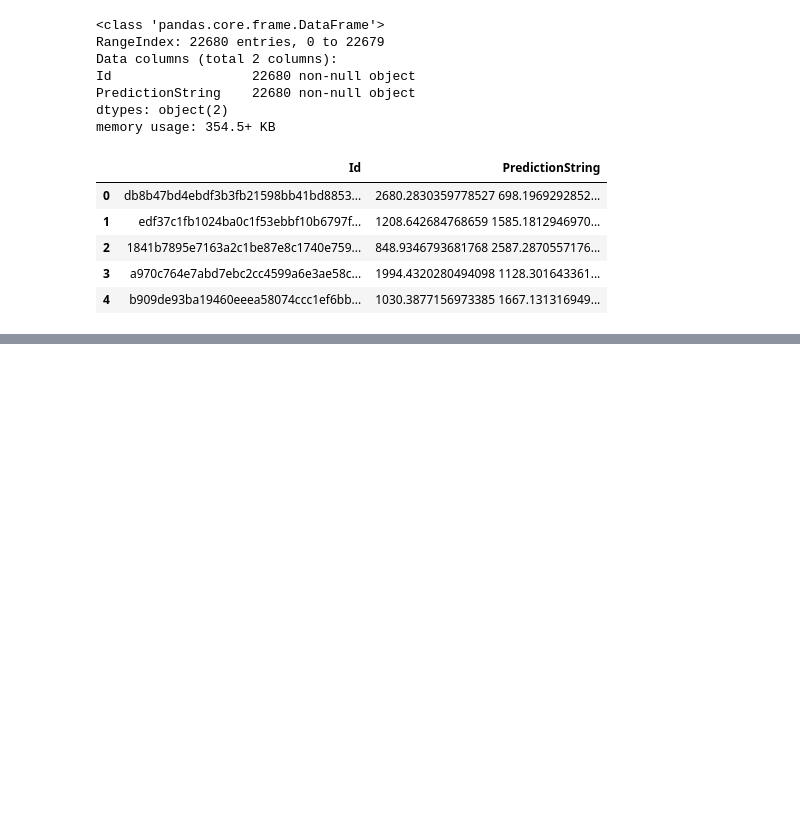
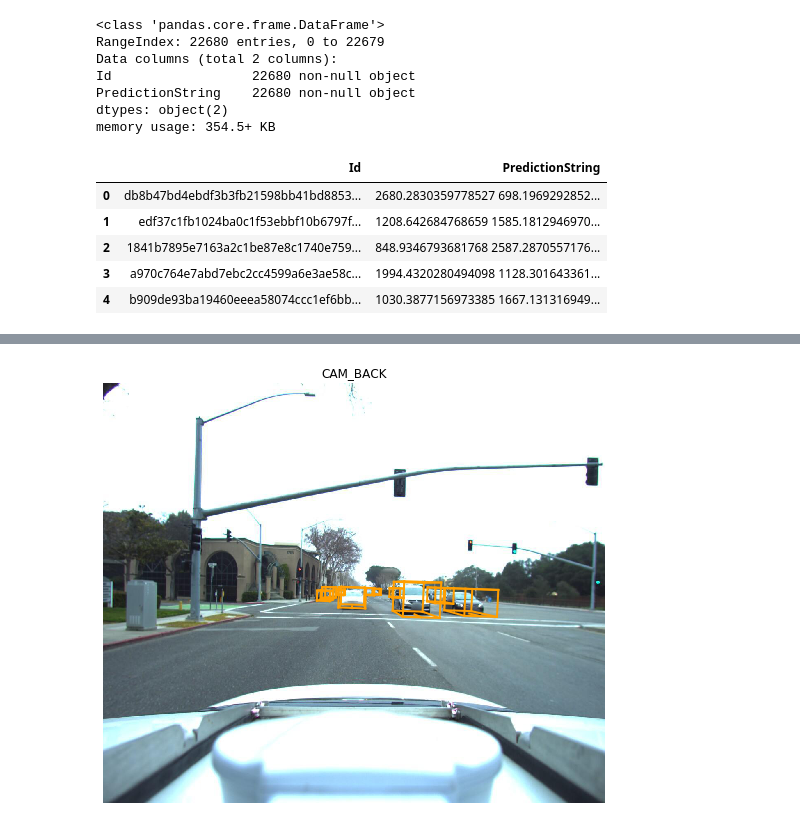
Before and after one commit to Suman-Saini/CapstoneProject_2, a Jupyter notebook: Lyft_DataExploration.ipynb, the cells around one changed output, grey strips where cells are left out. Cells and saved outputs as stored; diff of their text form; code cells hidden in the pictures; blank space fills up the shorter version.

```diff
--- a/Lyft_DataExploration.ipynb
+++ b/Lyft_DataExploration.ipynb
@@ -106,0 +222,4 @@ annot.head()
+# %%
+level5data.render_sample_data(cam_front_data['token'])
+# %% [output]
+[figure, added]
```
Also changed, not shown: parts of 13 cells of this notebook, 2 other files.
